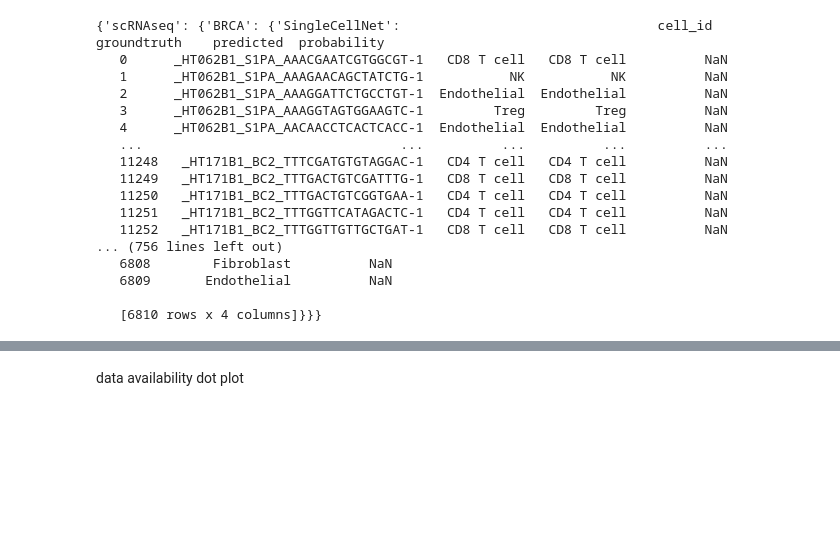
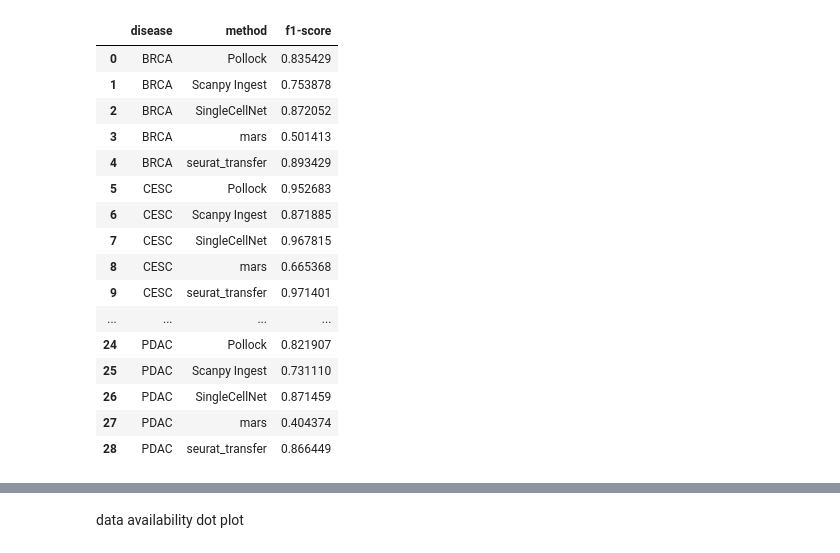
Before and after one commit to ding-lab/pollock, a Jupyter notebook: benchmarking/metrics.ipynb, the cells around one changed output, grey strips where cells are left out. Cells and saved outputs as stored; diff of their text form; code cells hidden in the pictures; blank space fills up the shorter version.

```diff
--- a/benchmarking/metrics.ipynb
+++ b/benchmarking/metrics.ipynb
@@ -56,20 +62,0 @@ failed:  ./results/10272020_teir1/snATACseq/gbm/seurat_transfer.tsv
-# %%
-pred_map
-# %% [output]
-{'scRNAseq': {'BRCA': {'SingleCellNet':                                 cell_id  groundtruth    predicted  probability
-   0      _HT062B1_S1PA_AAACGAATCGTGGCGT-1   CD8 T cell   CD8 T cell          NaN
-   1      _HT062B1_S1PA_AAAGAACAGCTATCTG-1           NK           NK          NaN
-   2      _HT062B1_S1PA_AAAGGATTCTGCCTGT-1  Endothelial  Endothelial          NaN
-   3      _HT062B1_S1PA_AAAGGTAGTGGAAGTC-1         Treg         Treg          NaN
-   4      _HT062B1_S1PA_AACAACCTCACTCACC-1  Endothelial  Endothelial          NaN
-   ...                                 ...          ...          ...          ...
-   11248   _HT171B1_BC2_TTTCGATGTGTAGGAC-1   CD4 T cell   CD4 T cell          NaN
-   11249   _HT171B1_BC2_TTTGACTGTCGATTTG-1   CD8 T cell   CD8 T cell          NaN
-   11250   _HT171B1_BC2_TTTGACTGTCGGTGAA-1   CD4 T cell   CD4 T cell          NaN
-   11251   _HT171B1_BC2_TTTGGTTCATAGACTC-1   CD4 T cell   CD4 T cell          NaN
-   11252   _HT171B1_BC2_TTTGGTTGTTGCTGAT-1   CD8 T cell   CD8 T cell          NaN
-... (756 lines left out)
-   6808        Fibroblast          NaN
-   6809       Endothelial          NaN
-
-   [6810 rows x 4 columns]}}}
@@ -91,4 +80,25 @@ def get_performance_df(d):
         'f1-score': scores
     })
     return df
+# %%
+df = get_performance_df(pred_map['scRNAseq'])
+df
+# %% [output]
+|  | disease | method | f1-score |
+| 0 | BRCA | Pollock | 0.835429 |
+| 1 | BRCA | Scanpy Ingest | 0.753878 |
+| 2 | BRCA | SingleCellNet | 0.872052 |
+| 3 | BRCA | mars | 0.501413 |
+| 4 | BRCA | seurat_transfer | 0.893429 |
+| 5 | CESC | Pollock | 0.952683 |
+| 6 | CESC | Scanpy Ingest | 0.871885 |
+| 7 | CESC | SingleCellNet | 0.967815 |
+| 8 | CESC | mars | 0.665368 |
+| 9 | CESC | seurat_transfer | 0.971401 |
+| ... | ... | ... | ... |
+| 24 | PDAC | Pollock | 0.821907 |
+| 25 | PDAC | Scanpy Ingest | 0.731110 |
+| 26 | PDAC | SingleCellNet | 0.871459 |
+| 27 | PDAC | mars | 0.404374 |
+| 28 | PDAC | seurat_transfer | 0.866449 |
 # %%
```
Also changed, not shown: parts of 23 cells of this notebook, 16 other files.
